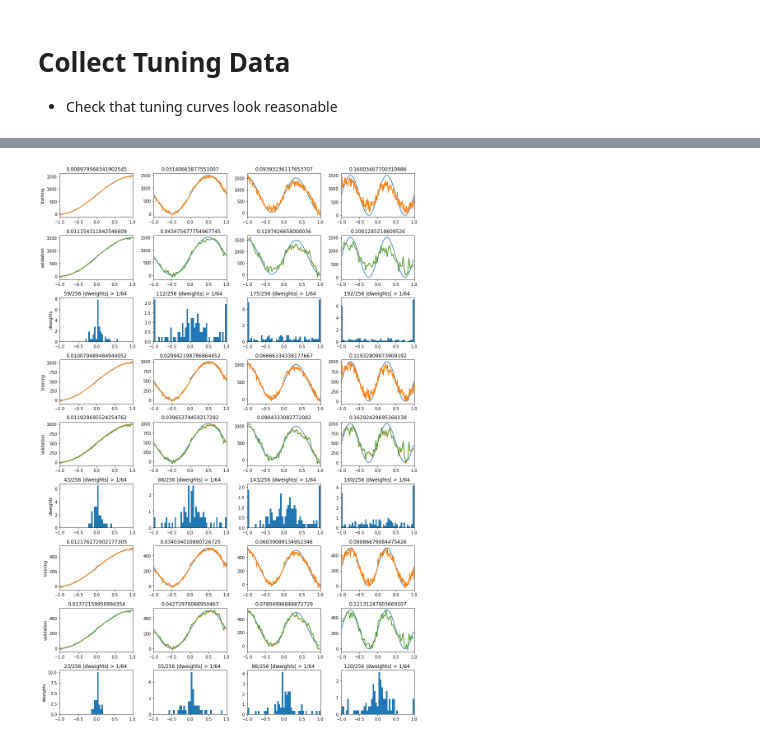
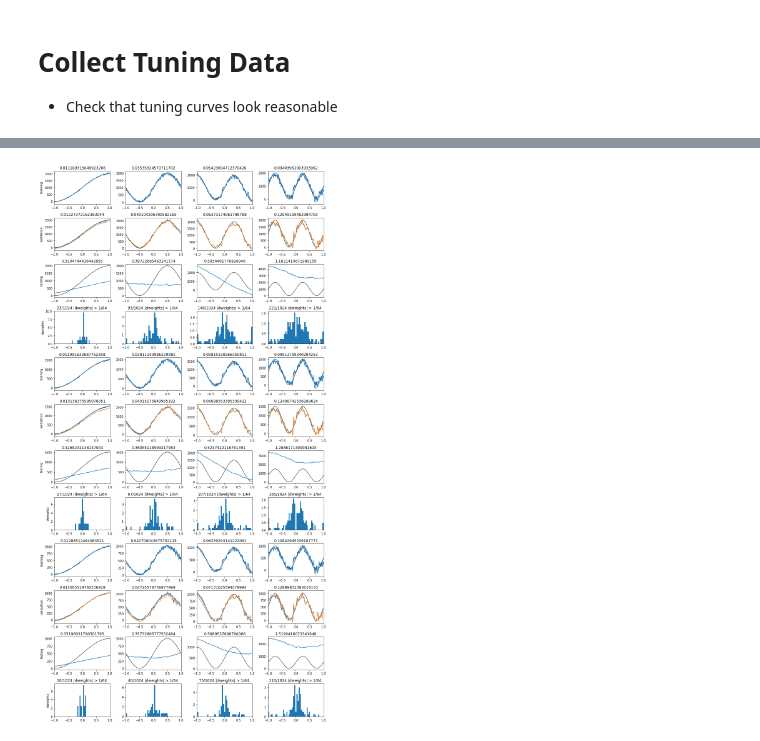
Before and after one commit to samfok/accumulator_decode, a Jupyter notebook: test_accumulator_decodes.ipynb, the cells around one changed output, grey strips where cells are left out. Saved outputs shown, nothing was run; the diff lists cells and outputs as text; code cells hidden in the pictures.

```diff
--- a/test_accumulator_decodes.ipynb
+++ b/test_accumulator_decodes.ipynb
@@ -169,8 +222,4 @@ EXP_DATA.plot_tuning(X, Y)
 # %%
-FSCALE = 1000.
-REG_L2 = .01
-REG_L1 = .01
-
 def fit_decoders(rates, target_function):
     solver = CVXSolver(reg=REG_L2, reg_l1=REG_L1)
     decoders, info = solver(rates/FSCALE, target_function/FSCALE)
@@ -215,6 +296,12 @@ def check_plot_fits(exp_data):
 
     t_input = exp_data.training_input_rates/exp_data.fmax_in
     v_input = exp_data.validation_input_rates/exp_data.fmax_in
+    tst_input = exp_data.test_input_rates/exp_data.fmax_in
+
+    exp_data.t_nrmse = np.zeros((len(exp_data.fmax_outs), len(exp_data.fcn_fs)))
+    exp_data.v_nrmse = np.zeros_like(exp_data.t_nrmse)
+    exp_data.vq_nrmse = np.zeros_like(exp_data.t_nrmse)
+    exp_data.tst_nrmse = np.zeros_like(exp_data.t_nrmse)
 
     stim0_idx = np.argmin(np.abs(exp_data.tuning_input_rates)) # omit neurons that don't fire at 0
     spike_rates0 = exp_data.tuning_spike_rates[stim0_idx]
@@ -223,48 +310,64 @@ def check_plot_fits(exp_data):
     hist_bins = np.linspace(-1, 1, 50)
 
     q_levels = 64
     q_res = 1/q_levels
     q_bins = np.hstack((-np.arange(q_levels+1)[::-1], np.arange(q_levels+1)[1:]))*q_res
-    nrows = 3*len(exp_data.fmax_outs)
+    nrows = 4*len(exp_data.fmax_outs)
     ncols = len(exp_data.fcn_fs)
     fig, axs = plt.subplots(nrows=nrows, ncols=ncols, figsize=(ncols*3+1,nrows*2+1))
     if ncols==1:
         axs = np.array([axs]).T.tolist()
     for idx0, fmax_out in enumerate(exp_data.fmax_outs):
         for idx1, fcn_f in enumerate(exp_data.fcn_fs):
             decoders = exp_data.decoders[idx0][idx1]
             q_idx = np.digitize(decoders-q_res/2, q_bins)
             q_decoders = q_bins[q_idx].reshape(decoders.shape)
             nz_decoders = decoders[np.logical_and(np.abs(decoders) >= 1/64, nz_nrn0_idx.reshape(-1, 1))]
+
             t_target = exp_data.training_targets[idx0][idx1]
             v_target = fmax_out * FCN(v_input, fcn_f)
+            tst_target = fmax_out * FCN(tst_input, fcn_f)
+
             t_fit = np.dot(t_spike_rates, decoders)
             v_fit = np.dot(v_spike_rates, decoders)
             vq_fit = np.dot(v_spike_rates, q_decoders)
+            tst_observed = exp_data.test_output_rates[idx0][idx1]
+
             t_nrmse = np.sqrt(np.mean((t_fit - t_target)**2))/fmax_out
             v_nrmse = np.sqrt(np.mean((v_fit - v_target)**2))/fmax_out
             vq_nrmse = np.sqrt(np.mean((vq_fit - v_target)**2))/fmax_out
-            axs[idx0*3+0][idx1].plot(t_input, t_target)
-            axs[idx0*3+0][idx1].plot(t_input, t_fit)
-            axs[idx0*3+1][idx1].plot(v_input, v_target)
-            axs[idx0*3+1][idx1].plot(v_input, v_fit)
-            axs[idx0*3+1][idx1].plot(v_input, vq_fit)
-            axs[idx0*3+2][idx1].hist(nz_decoders, bins=hist_bins, density=True)
+            tst_nrmse = np.sqrt(np.mean((tst_observed - tst_target)**2))/fmax_out
+            axs[idx0*4+0][idx1].plot(t_input, t_target,'k', linewidth=1)
+            axs[idx0*4+0][idx1].plot(t_input, t_fit)
+            axs[idx0*4+1][idx1].plot(v_input, v_target,'k', linewidth=1)
+            axs[idx0*4+1][idx1].plot(v_input, v_fit)
+            axs[idx0*4+1][idx1].plot(v_input, vq_fit)
+            axs[idx0*4+2][idx1].plot(tst_input, tst_target,'k', linewidth=1)
+            axs[idx0*4+2][idx1].plot(tst_input, tst_observed)
+            axs[idx0*4+3][idx1].hist(nz_decoders, bins=hist_bins, density=True)
 
-            axs[idx0*3+0][idx1].set_xlim([-1, 1])
-            axs[idx0*3+1][idx1].set_xlim([-1, 1])
-            axs[idx0*3+2][idx1].set_xlim([-1, 1])
-            axs[idx0*3+0][idx1].set_title("{}".format(t_nrmse))
-            axs[idx0*3+1][idx1].set_title("{}".format(v_nrmse))
-            axs[idx0*3+2][idx1].set_title("{}/{:d} |dweights| > 1/64 ".format(
+            axs[idx0*4+0][idx1].set_xlim([-1, 1])
+            axs[idx0*4+1][idx1].set_xlim([-1, 1])
+            axs[idx0*4+2][idx1].set_xlim([-1, 1])
+            axs[idx0*4+3][idx1].set_xlim([-1, 1])
+            axs[idx0*4+0][idx1].set_title("{}".format(t_nrmse))
+            axs[idx0*4+1][idx1].set_title("{}".format(v_nrmse))
+            axs[idx0*4+2][idx1].set_title("{}".format(tst_nrmse))
+            axs[idx0*4+3][idx1].set_title("{}/{:d} |dweights| > 1/64 ".format(
                 np.sum(np.abs(decoders)>=1/64), NNEURON))
+
+            exp_data.t_nrmse[idx0, idx1] = t_nrmse
+            exp_data.v_nrmse[idx0, idx1] = v_nrmse
+            exp_data.vq_nrmse[idx0, idx1] = vq_nrmse
+            exp_data.tst_nrmse[idx0, idx1] = tst_nrmse
     for idx0, fmax_out in enumerate(exp_data.fmax_outs):
-        axs[3*idx0+0][0].set_ylabel("training")
-        axs[3*idx0+1][0].set_ylabel("validation")
-        axs[3*idx0+2][0].set_ylabel("dweights")
+        axs[4*idx0+0][0].set_ylabel("training")
+        axs[4*idx0+1][0].set_ylabel("validation")
+        axs[4*idx0+2][0].set_ylabel("testing")
+        axs[4*idx0+3][0].set_ylabel("dweights")
     plt.tight_layout()
-    fig.savefig("test_accumulator_training.png")
+    fig.savefig(FIG_DIR + "train_validate_test" + "_" + str(PS_ORIG.YX) + "_" + str(PS_ORIG.loc_yx) + "_L1_" + str(REG_L1) + "_L2_" + str(REG_L2) + "_fcn_f_" + str(FCN_F) + "_fmax_out_" + str(FMAX_OUTS) + ".png")
 
 check_plot_fits(EXP_DATA)
 # %% [output]
-[figure, old version]
+[figure, new version]
```
Also changed, not shown: parts of 17 cells of this notebook, 7 other files.
